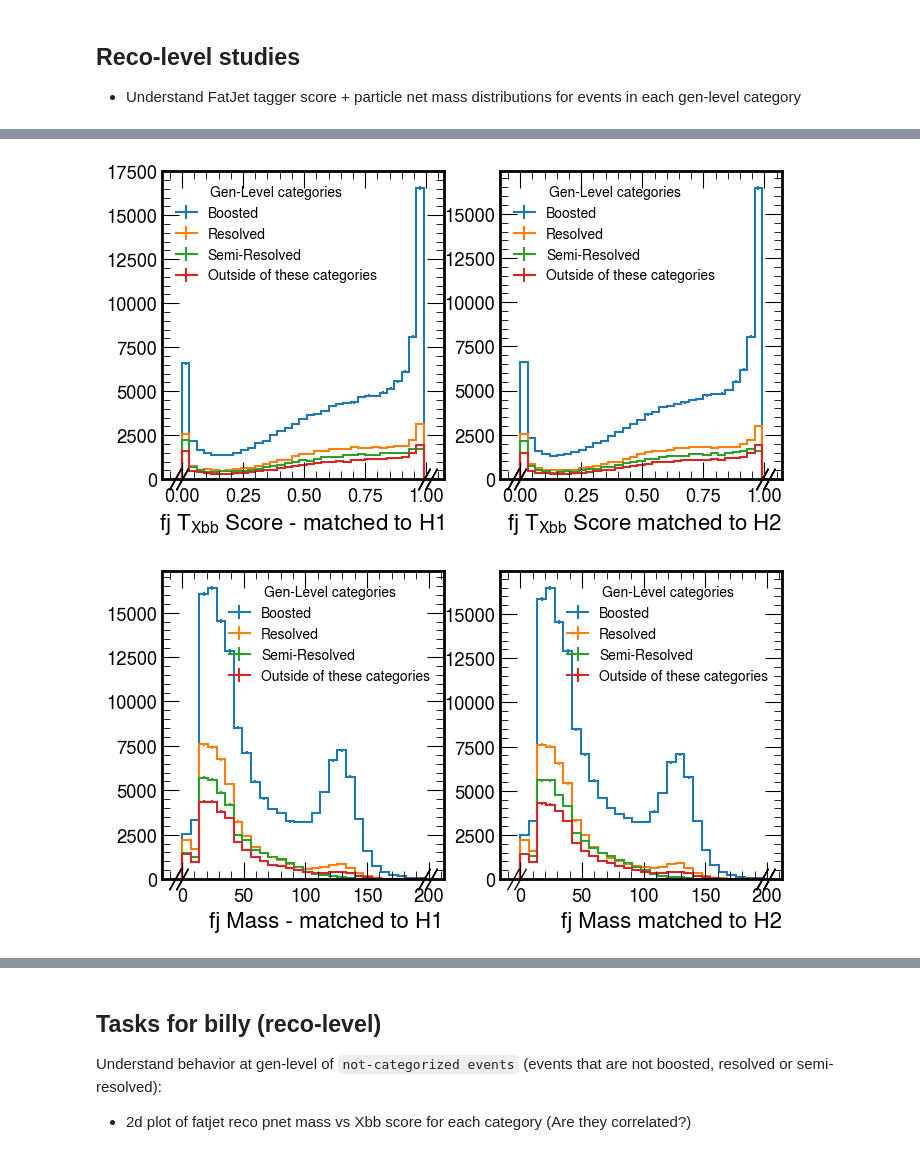
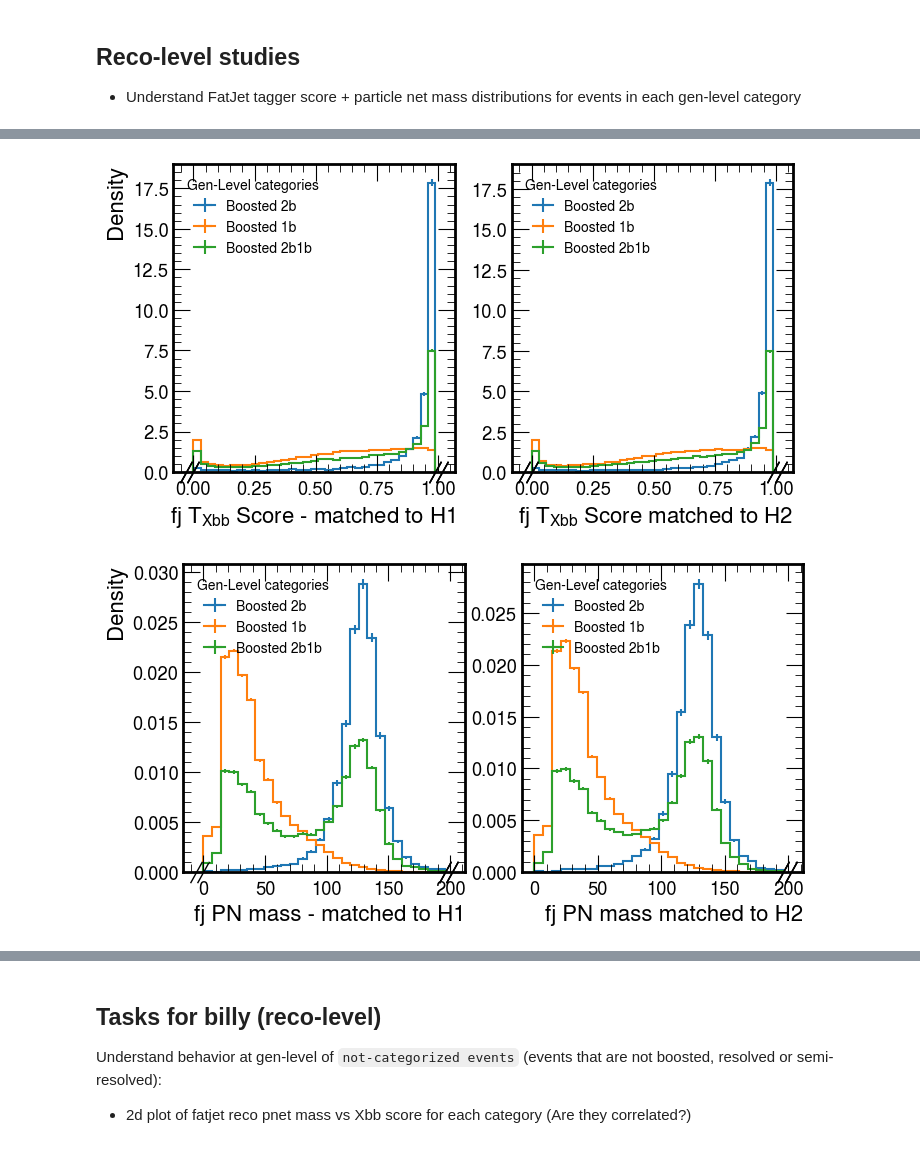
Before and after one commit to LPC-HH/HH4b, a Jupyter notebook: src/HH4b/matching_study/MatchingYields_Oct3.ipynb, the cells around one changed output, grey strips where cells are left out. Saved outputs shown, nothing was run; the diff lists cells and outputs as text; code cells hidden in the pictures.

```diff
--- a/src/HH4b/matching_study/MatchingYields_Oct3.ipynb
+++ b/src/HH4b/matching_study/MatchingYields_Oct3.ipynb
@@ -131,7 +131,7 @@ h1m1ak8 = num_ak8m2h1 == 1
 h2m1ak8 = num_ak8m2h2 == 1
 
 boosted = h1m1ak8 & h2m1ak8
-resolved = (h1m2ak4 & h2m2ak4) & ~(boosted)
+resolved = (h1m2ak4 & h2m2ak4) & ~(boosted) & (num_ak8m2h1==0) & (num_ak8m2h2==0)
 semi_resolved_h1 = h1m2ak4 & (h2m1ak8 & ~h2m2ak4) & ~(resolved) & ~(boosted)
 semi_resolved_h2 = h2m2ak4 & (h1m1ak8 & ~h1m2ak4) & ~(resolved) & ~(boosted)
 semi_resolved = semi_resolved_h1 | semi_resolved_h2
@@ -411,6 +423,36 @@ def plot_h1h2_fj(x, label, bins):
+# %%
+def plot_h1h2_fj(x, label, bins):
+    var_axis = hist.axis.Variable(bins, name="var", label="variable")
+    cat_axis = hist.axis.StrCategory([], name="cat", growth=True)
+
+    h1 = hist.Hist(var_axis, cat_axis)
+    h1.fill(var=x[boosted_nb2][fj_mwh1_idx[boosted_nb2]], cat="boosted-2b")
+    h1.fill(var=x[boosted_nb1][fj_mwh1_idx[boosted_nb1]], cat="boosted-1b")
+    h1.fill(var=x[boosted_nb1nb2][fj_mwh1_idx[boosted_nb1nb2]], cat="boosted-2b1b")
+
+    h2 = hist.Hist(var_axis, cat_axis)
+    h2.fill(var=x[boosted_nb2][fj_mwh2_idx[boosted_nb2]], cat="boosted-2b")
+    h2.fill(var=x[boosted_nb1][fj_mwh2_idx[boosted_nb1]], cat="boosted-1b")
+    h2.fill(var=x[boosted_nb1nb2][fj_mwh2_idx[boosted_nb1nb2]], cat="boosted-2b1b")
+
+    fig, ax = plt.subplots(1, 2, figsize=(8, 4))
+    hep.histplot(h1[{"cat": "boosted-2b"}], ax=ax[0], label="Boosted 2b", density=True)
+    hep.histplot(h1[{"cat": "boosted-1b"}], ax=ax[0], label="Boosted 1b", density=True)
+    hep.histplot(h1[{"cat": "boosted-2b1b"}], ax=ax[0], label="Boosted 2b1b", density=True)
+    leg = ax[0].legend(fontsize=10)
+    leg.set_title("Gen-Level categories", prop={"size": 10})
+    ax[0].set_xlabel(label + " - matched to H1")
+
+    hep.histplot(h2[{"cat": "boosted-2b"}], ax=ax[1], label="Boosted 2b", density=True)
+    hep.histplot(h2[{"cat": "boosted-1b"}], ax=ax[1], label="Boosted 1b", density=True)
+    hep.histplot(h2[{"cat": "boosted-2b1b"}], ax=ax[1], label="Boosted 2b1b", density=True)
+    leg = ax[1].legend(fontsize=10)
+    leg.set_title("Gen-Level categories", prop={"size": 10})
+    ax[1].set_xlabel(label + " matched to H2")
+    ax[0].set_ylabel("Density")
 # %%
 plot_h1h2_fj(fj_xbb, r"fj $T_{Xbb}$ Score", np.arange(0, 1, 0.03))
-plot_h1h2_fj(fj_mass, r"fj Mass", np.arange(0, 200, 7))
+plot_h1h2_fj(fj_mass, r"fj PN mass", np.arange(0, 200, 7))
 # %% [output]
-[figure, old version]
+[figure, new version]
-[figure, old version]
+[figure, new version]
```
Also changed, not shown: parts of 10 cells of this notebook.
